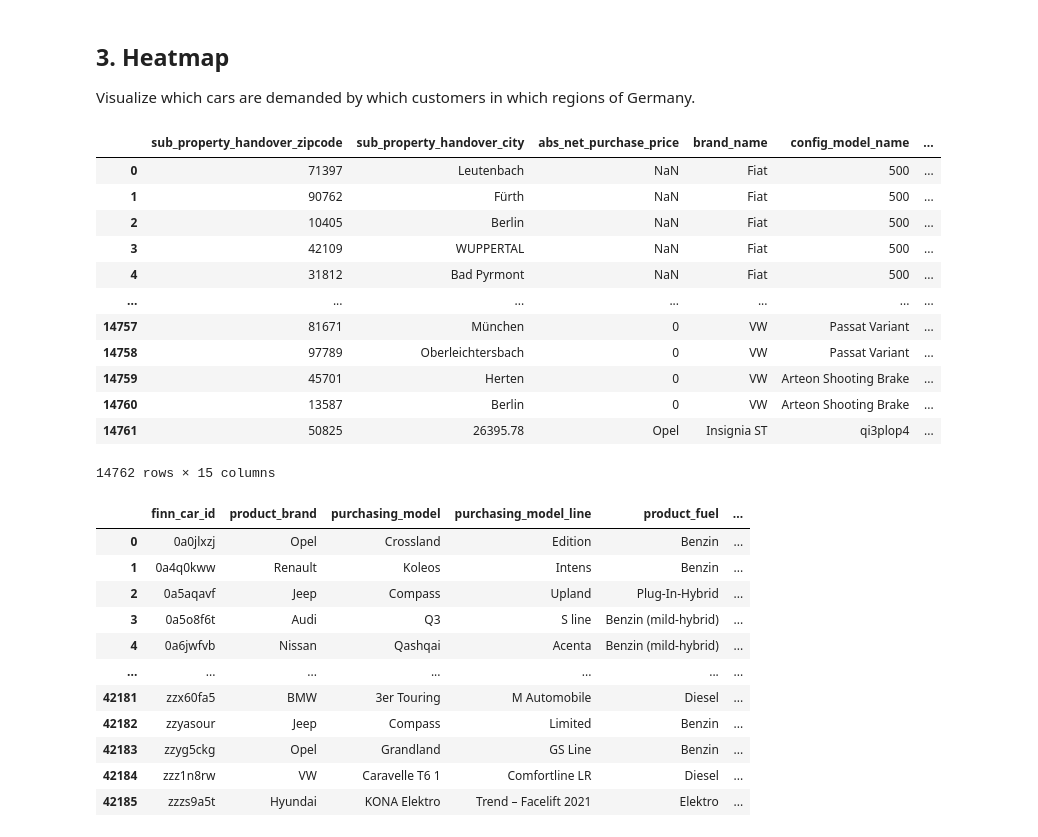
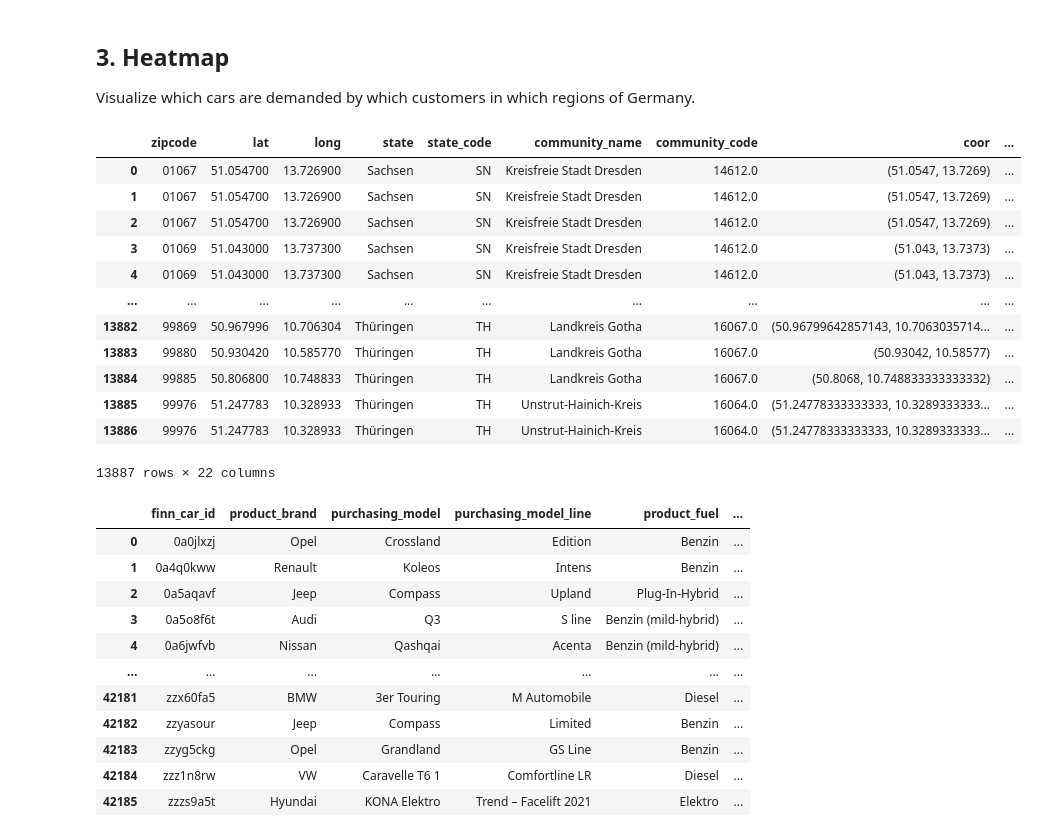
Before and after one commit to lenaas/geographic_optimization, a Jupyter notebook: geographic_optimization.ipynb, the cells around one changed output. Cells and saved outputs as stored; diff of their text form; code cells hidden in the pictures.

```diff
--- a/geographic_optimization.ipynb
+++ b/geographic_optimization.ipynb
@@ -141,21 +161,24 @@ driving_distances_df
 Visualize which cars are demanded by which customers in which regions of Germany.
 # %%
 analysis_input_df = pd.read_csv('zip_code_analysis_input.csv',usecols=['sub_property_handover_zipcode','sub_property_handover_city','abs_net_purchase_price','brand_name','config_model_name','finn_car_id','deal_id','dim_fkey_pipelinestage','product_brand','purchasing_model','purchasing_model_line','product_fuel','helper_subscription_handover_date','product_body_type','delivery_compound_location'],dtype='str')
-analysis_input_df
+analysis_input_df=analysis_input_df.rename(columns={'sub_property_handover_zipcode':'zipcode'})
-# %% [output]
-|  | sub_property_handover_zipcode | sub_property_handover_city | abs_net_purchase_price | brand_name | config_model_name | ... |
-| 0 | 71397 | Leutenbach | NaN | Fiat | 500 | ... |
-| 1 | 90762 | Fürth | NaN | Fiat | 500 | ... |
-| 2 | 10405 | Berlin | NaN | Fiat | 500 | ... |
-| 3 | 42109 | WUPPERTAL | NaN | Fiat | 500 | ... |
-| 4 | 31812 | Bad Pyrmont | NaN | Fiat | 500 | ... |
-| ... | ... | ... | ... | ... | ... | ... |
-| 14757 | 81671 | München | 0 | VW | Passat Variant | ... |
-| 14758 | 97789 | Oberleichtersbach | 0 | VW | Passat Variant | ... |
-| 14759 | 45701 | Herten | 0 | VW | Arteon Shooting Brake | ... |
-| 14760 | 13587 | Berlin | 0 | VW | Arteon Shooting Brake | ... |
-| 14761 | 50825 | 26395.78 | Opel | Insignia ST | qi3plop4 | ... |
-14762 rows × 15 columns
+# %%
+full_geodata_df = pd.merge(zipcodes_df,analysis_input_df,how='inner',on='zipcode')
+full_geodata_df
+# %% [output]
+|  | zipcode | lat | long | state | state_code | community_name | community_code | coor | ... |
+| 0 | 01067 | 51.054700 | 13.726900 | Sachsen | SN | Kreisfreie Stadt Dresden | 14612.0 | (51.0547, 13.7269) | ... |
+| 1 | 01067 | 51.054700 | 13.726900 | Sachsen | SN | Kreisfreie Stadt Dresden | 14612.0 | (51.0547, 13.7269) | ... |
+| 2 | 01067 | 51.054700 | 13.726900 | Sachsen | SN | Kreisfreie Stadt Dresden | 14612.0 | (51.0547, 13.7269) | ... |
+| 3 | 01069 | 51.043000 | 13.737300 | Sachsen | SN | Kreisfreie Stadt Dresden | 14612.0 | (51.043, 13.7373) | ... |
+| 4 | 01069 | 51.043000 | 13.737300 | Sachsen | SN | Kreisfreie Stadt Dresden | 14612.0 | (51.043, 13.7373) | ... |
+| ... | ... | ... | ... | ... | ... | ... | ... | ... | ... |
+| 13882 | 99869 | 50.967996 | 10.706304 | Thüringen | TH | Landkreis Gotha | 16067.0 | (50.96799642857143, 10.7063035714... | ... |
+| 13883 | 99880 | 50.930420 | 10.585770 | Thüringen | TH | Landkreis Gotha | 16067.0 | (50.93042, 10.58577) | ... |
+| 13884 | 99885 | 50.806800 | 10.748833 | Thüringen | TH | Landkreis Gotha | 16067.0 | (50.8068, 10.748833333333332) | ... |
+| 13885 | 99976 | 51.247783 | 10.328933 | Thüringen | TH | Unstrut-Hainich-Kreis | 16064.0 | (51.24778333333333, 10.3289333333... | ... |
+| 13886 | 99976 | 51.247783 | 10.328933 | Thüringen | TH | Unstrut-Hainich-Kreis | 16064.0 | (51.24778333333333, 10.3289333333... | ... |
+13887 rows × 22 columns
 # %%
 airtable_df = pd.read_csv('airtable_data.csv',dtype='str')
 airtable_df
```
Also changed, not shown: parts of 13 cells of this notebook, 48 other files.
